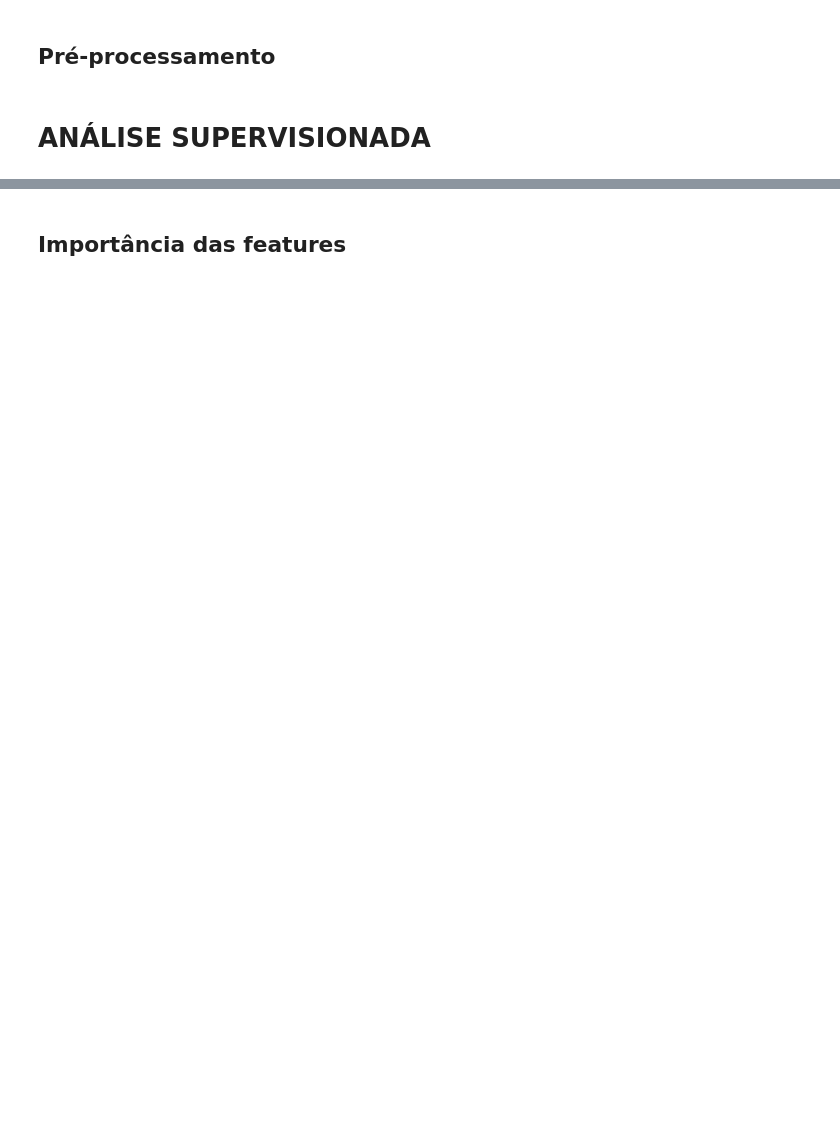
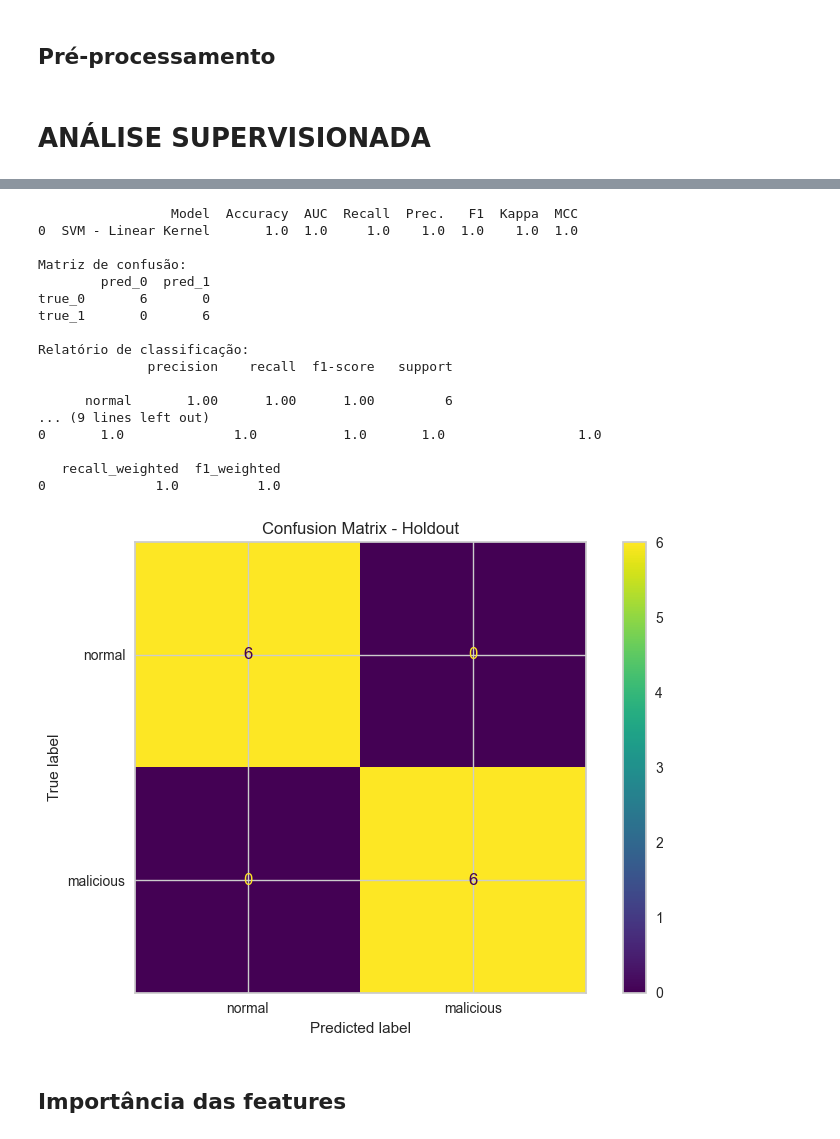
Before and after one commit to dsmirandax/Projeto-LLB-detection, a Jupyter notebook: Notebooks/detector_llb.ipynb, the cells around one changed output, grey strips where cells are left out. Drawn from its saved outputs; the diff is of its cells as text; code cells hidden in the pictures; blank space fills up the shorter version.

```diff
--- a/Notebooks/detector_llb.ipynb
+++ b/Notebooks/detector_llb.ipynb
@@ -492,3 +493,83 @@ true_malicioso            0               6
+# %%
+
+
+# Predição nos 20% de holdout interno do PyCaret
+holdout_pred = predict_model(best_model)
+
+y_true = holdout_pred["label"].to_numpy().astype(int)
+y_pred = holdout_pred["prediction_label"].to_numpy().astype(int)
+
+labels = [0, 1]
+
+# Matriz de confusão
+cm = sk_confusion_matrix(y_true, y_pred, labels=labels)
+
+cm_df = pd.DataFrame(
+    cm,
+    index=["true_0", "true_1"],
+    columns=["pred_0", "pred_1"]
+)
+
+print("\nMatriz de confusão:")
+print(cm_df)
+
+print("\nRelatório de classificação:")
+print(
+    classification_report(
+        y_true,
+        y_pred,
+        labels=labels,
+        target_names=["normal", "malicious"],
+        zero_division=0
+    )
+)
+
+# Métricas principais
+metrics = {
+    "accuracy": accuracy_score(y_true, y_pred),
+    "precision_macro": precision_score(y_true, y_pred, average="macro", zero_division=0),
+    "recall_macro": recall_score(y_true, y_pred, average="macro", zero_division=0),
+    "f1_macro": f1_score(y_true, y_pred, average="macro", zero_division=0),
+    "precision_weighted": precision_score(y_true, y_pred, average="weighted", zero_division=0),
+    "recall_weighted": recall_score(y_true, y_pred, average="weighted", zero_division=0),
+    "f1_weighted": f1_score(y_true, y_pred, average="weighted", zero_division=0),
+}
+
+metrics_df = pd.DataFrame([metrics])
+metrics_df.to_csv("metrics_holdout.csv", index=False)
+
+print("\nMétricas:")
+print(metrics_df)
+
+# Gráfico da matriz de confusão
+disp = ConfusionMatrixDisplay(
+    confusion_matrix=cm,
+    display_labels=["normal", "malicious"]
+)
+
+disp.plot(values_format="d")
+plt.title("Confusion Matrix - Holdout")
+plt.tight_layout()
+plt.show()
+# %% [output]
+                 Model  Accuracy  AUC  Recall  Prec.   F1  Kappa  MCC
+0  SVM - Linear Kernel       1.0  1.0     1.0    1.0  1.0    1.0  1.0
+
+Matriz de confusão:
+        pred_0  pred_1
+true_0       6       0
+true_1       0       6
+
+Relatório de classificação:
+              precision    recall  f1-score   support
+
+      normal       1.00      1.00      1.00         6
+... (9 lines left out)
+0       1.0              1.0           1.0       1.0                 1.0
+
+   recall_weighted  f1_weighted
+0              1.0          1.0
+[figure, added]
 # %% [markdown]
 ## Importância das features
 # %%
```
Also changed, not shown: parts of 11 cells of this notebook, 1 other file.
